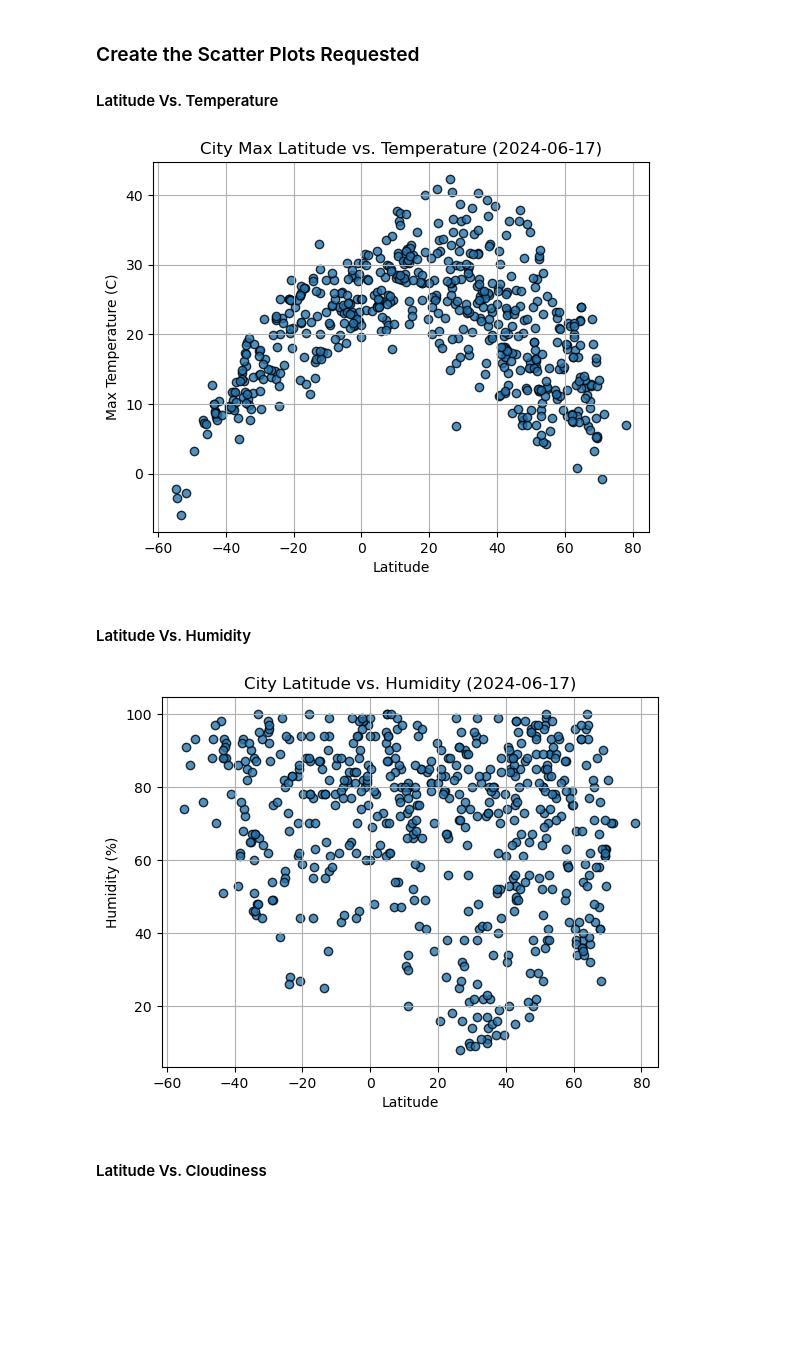
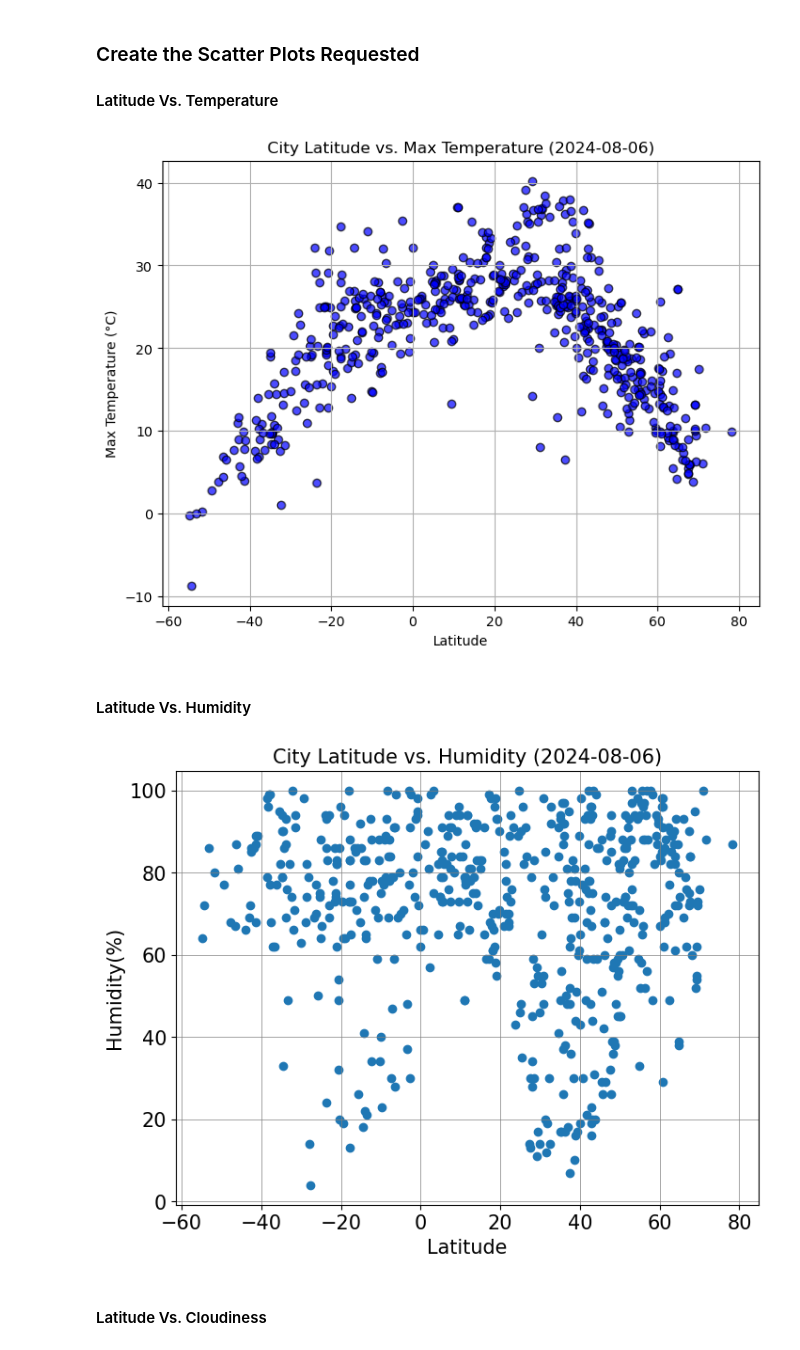
Before and after one commit to Michomicho84/python-api-challenge, a Jupyter notebook: WeatherPy/WeatherPy.ipynb, the cells around one changed output. Drawn from its saved outputs; the diff is of its cells as text; code cells hidden in the pictures; blank space fills up the shorter version.

```diff
--- a/WeatherPy/WeatherPy.ipynb
+++ b/WeatherPy/WeatherPy.ipynb
@@ -194,10 +213,14 @@ city_data_df.head()
 #### Latitude Vs. Temperature
 # %%
 # Build scatter plot for latitude vs. temperature
-# YOUR CODE HERE
+plt.figure(figsize=(8, 6))
+plt.scatter(city_data_df["Lat"], city_data_df["Max Temp"], c='blue', edgecolor='k', alpha=0.7, linewidth=1)
 
 # Incorporate the other graph properties
-# YOUR CODE HERE
+plt.title("City Latitude vs. Max Temperature (2024-08-06)")
+plt.xlabel("Latitude")
+plt.ylabel("Max Temperature (°C)")
+plt.grid(True)
 
 # Save the figure
 plt.savefig("output_data/Fig1.png")
@@ -205,23 +228,28 @@ plt.savefig("output_data/Fig1.png")
 # Show plot
 plt.show()
 # %% [output]
-[figure, old version]
+[figure, new version]
 # %% [markdown]
 #### Latitude Vs. Humidity
 # %%
 # Build the scatter plots for latitude vs. humidity
-# YOUR CODE HERE
+plt.figure(figsize=(8, 6))
+plt.scatter(city_data_df.Lat, city_data_df.Humidity, marker='o')
 
 # Incorporate the other graph properties
-# YOUR CODE HERE
-
+plt.title(f'City Latitude vs. Humidity ({datetime.now().date()})', fontsize=15)
+plt.xlabel('Latitude', fontsize=15)
+plt.ylabel('Humidity(%)', fontsize=15)
+plt.xticks(fontsize=15)
+plt.yticks(fontsize=15)
+plt.grid(color='grey', linestyle='-', linewidth=0.5)
 # Save the figure
 plt.savefig("output_data/Fig2.png")
 
 # Show plot
 plt.show()
 # %% [output]
-[figure, old version]
+[figure, new version]
 # %% [markdown]
 #### Latitude Vs. Cloudiness
 # %%
```
Also changed, not shown: parts of 34 cells of this notebook, 7 other files.
